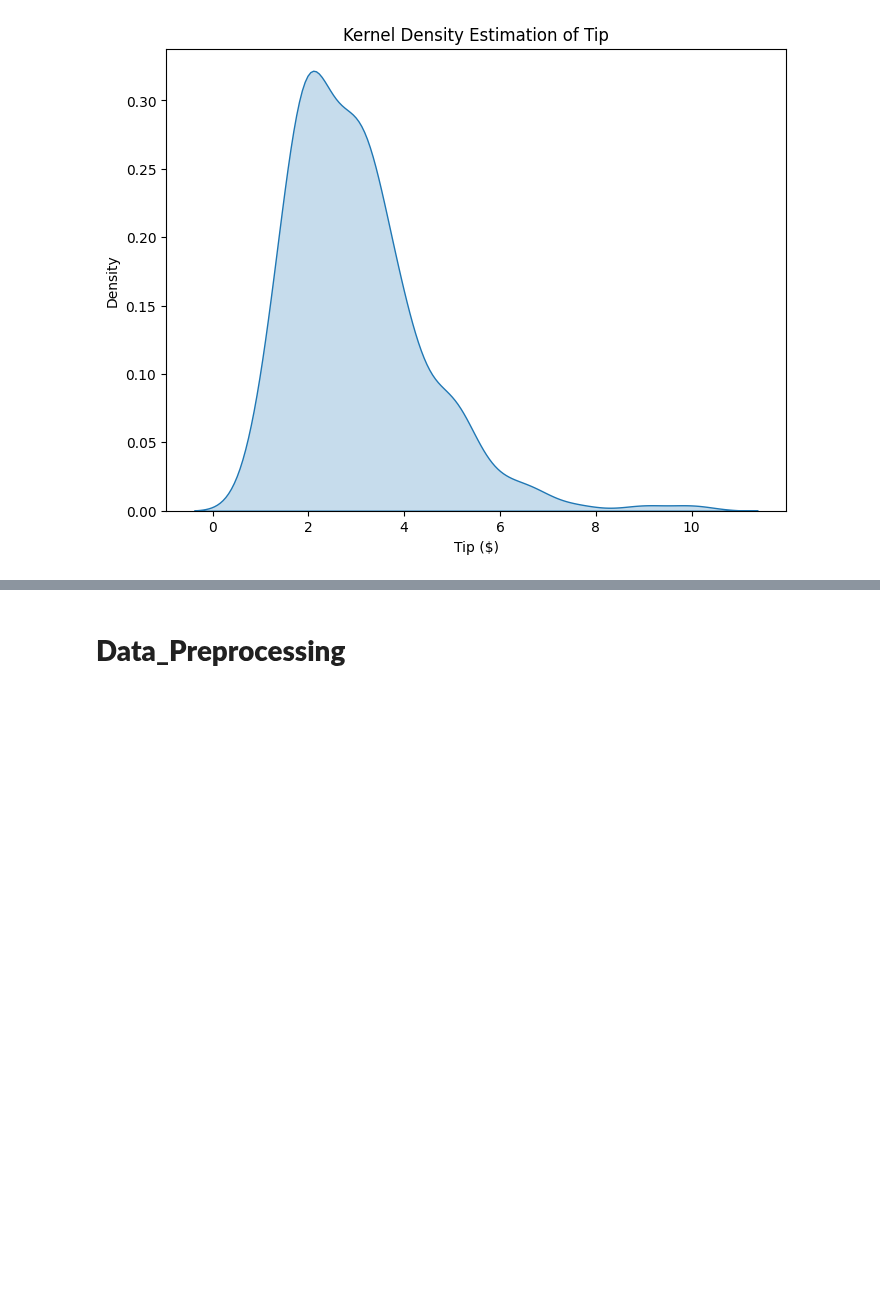
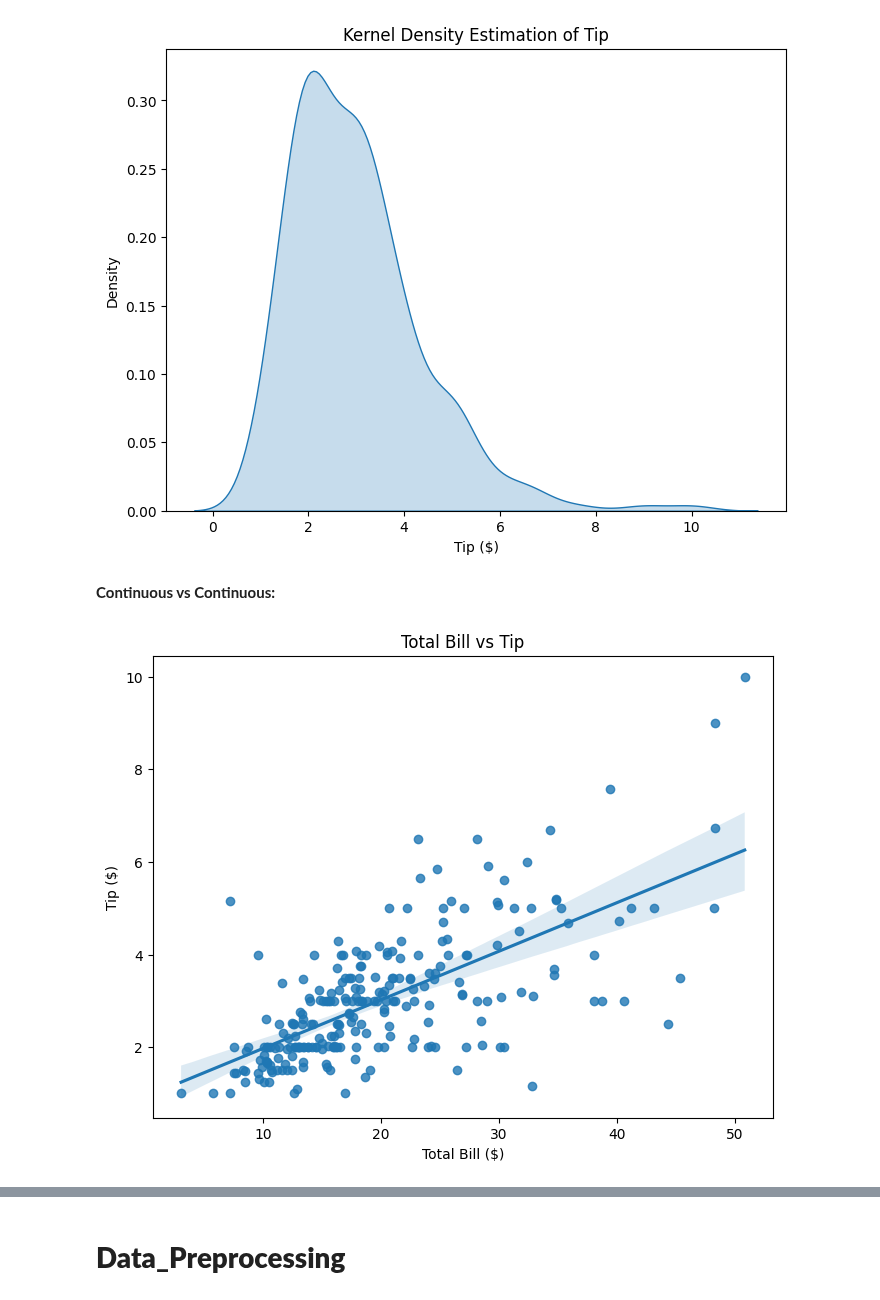
Before and after one commit to GDharan10/Dataset0_MachineLearningFramework_and_ApplicationNotes, a Jupyter notebook: Framework_for_Data_Preprocessing.ipynb, the cells around one changed output, grey strips where cells are left out. Drawn from its saved outputs; the diff is of its cells as text; code cells hidden in the pictures; blank space fills up the shorter version.

```diff
--- a/Framework_for_Data_Preprocessing.ipynb
+++ b/Framework_for_Data_Preprocessing.ipynb
@@ -466,3 +466,15 @@ This will become an error in seaborn v0.14.0; please update your code.
 
   sns.kdeplot(data=df['tip'], shade=True)
 [figure]
+# %% [markdown]
+**Continuous vs Continuous:**
+# %%
+# Scatter plot with trend line
+plt.figure(figsize=(8, 6))
+sns.regplot(data=df, x='total_bill', y='tip')
+plt.title('Total Bill vs Tip')
+plt.xlabel('Total Bill ($)')
+plt.ylabel('Tip ($)')
+plt.show()
+# %% [output]
+[figure, added]
```
Also changed, not shown: parts of 7 cells of this notebook.
